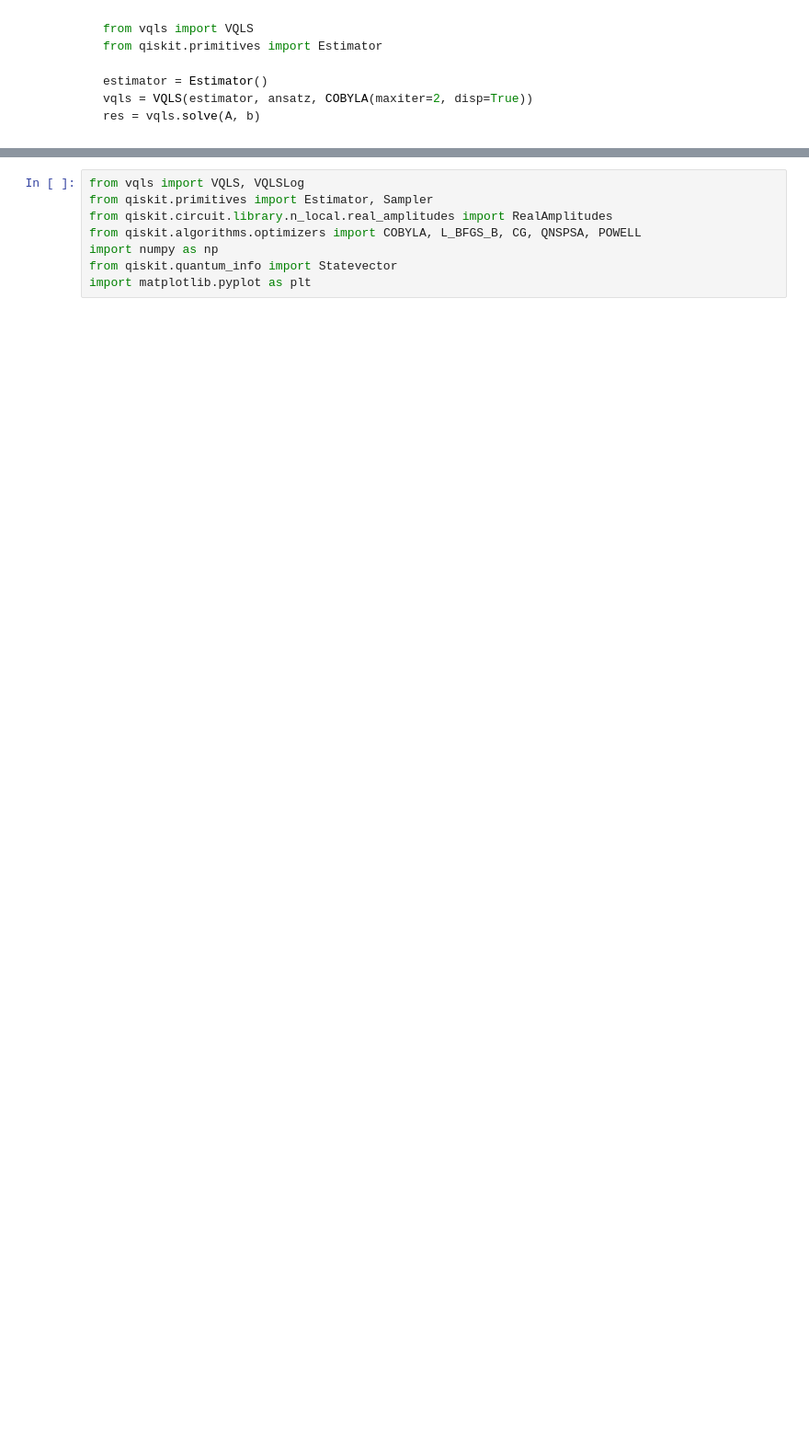
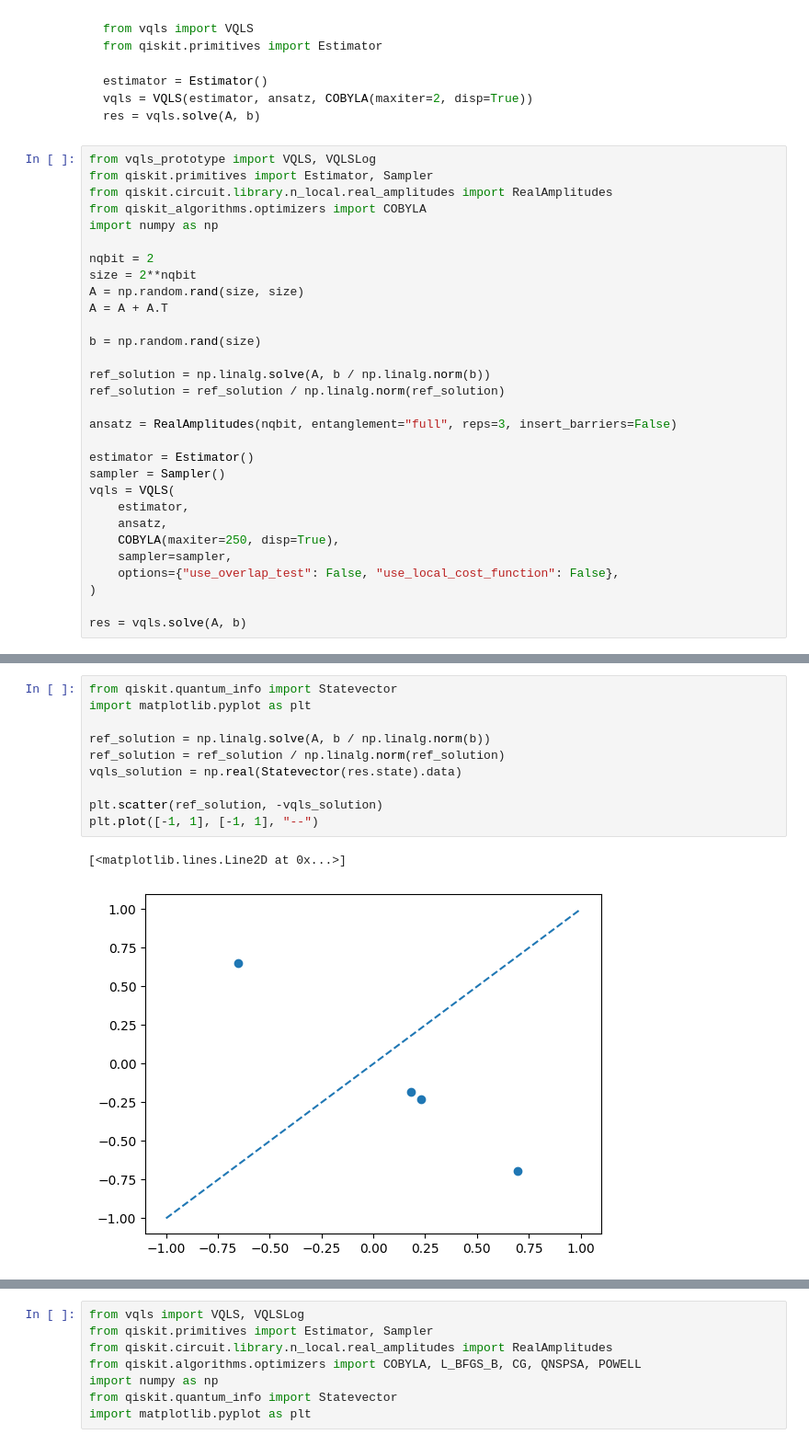
Before and after one commit to comp-physics/NISQ-Quantum-CFD, a Jupyter notebook: VQLS/Projection-VQLS.ipynb, the cells around one changed output, grey strips where cells are left out. Shown at 92% size. Saved outputs shown, nothing was run; the diff lists cells and outputs as text; blank space fills up the shorter version.

````diff
--- a/VQLS/Projection-VQLS.ipynb
+++ b/VQLS/Projection-VQLS.ipynb
@@ -7,3 +7,33 @@ estimator = Estimator()
 vqls = VQLS(estimator, ansatz, COBYLA(maxiter=2, disp=True))
 res = vqls.solve(A, b)
 ```
+# %%
+from vqls_prototype import VQLS, VQLSLog
+from qiskit.primitives import Estimator, Sampler
+from qiskit.circuit.library.n_local.real_amplitudes import RealAmplitudes
+from qiskit_algorithms.optimizers import COBYLA
+import numpy as np
+
+nqbit = 2
+size = 2**nqbit
+A = np.random.rand(size, size)
+A = A + A.T
+
+b = np.random.rand(size)
+
+ref_solution = np.linalg.solve(A, b / np.linalg.norm(b))
+ref_solution = ref_solution / np.linalg.norm(ref_solution)
+
+ansatz = RealAmplitudes(nqbit, entanglement="full", reps=3, insert_barriers=False)
+
+estimator = Estimator()
+sampler = Sampler()
+vqls = VQLS(
+    estimator,
+    ansatz,
+    COBYLA(maxiter=250, disp=True),
+    sampler=sampler,
+    options={"use_overlap_test": False, "use_local_cost_function": False},
+)
+
+res = vqls.solve(A, b)
@@ -9,0 +46,13 @@ res = vqls.solve(A, b)
+# %%
+from qiskit.quantum_info import Statevector
+import matplotlib.pyplot as plt
+
+ref_solution = np.linalg.solve(A, b / np.linalg.norm(b))
+ref_solution = ref_solution / np.linalg.norm(ref_solution)
+vqls_solution = np.real(Statevector(res.state).data)
+
+plt.scatter(ref_solution, -vqls_solution)
+plt.plot([-1, 1], [-1, 1], "--")
+# %% [output]
+[<matplotlib.lines.Line2D at 0x...>]
+[figure, added]
````
Also changed, not shown: parts of 8 cells of this notebook, 6 other files.
